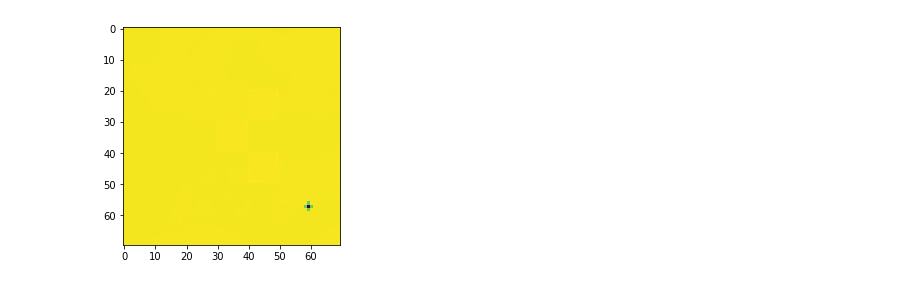
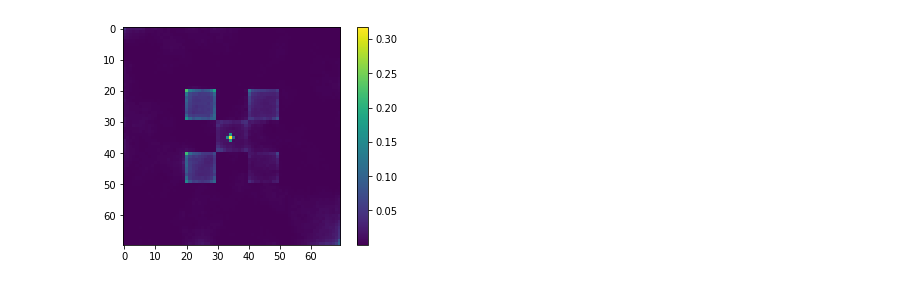
Before and after one commit to MrCrHaM/Passenger, a Jupyter notebook: MatlabFilesVectorField/02-24-18-Cem'sCode.ipynb, the cells around one changed output. Cells and saved outputs as stored; diff of their text form; code cells hidden in the pictures.

```diff
--- a/MatlabFilesVectorField/02-24-18-Cem'sCode.ipynb
+++ b/MatlabFilesVectorField/02-24-18-Cem'sCode.ipynb
@@ -227,24 +231,28 @@ sigma = 5
 e = 2
 graph = fully_connected_e_neighbour_graph(img, sigma, e)
 [L, D] = laplacian(graph)
-max_iter = 50
+max_iter = 30
 inverse = sp.linalg.inv(10 * L + sp.csc_matrix(np.identity(graph.shape[0])))
 np.random.seed(1)
 # proj1 = np.random.normal(0,1,(A.shape[0],1))
-proj1 = norm.ppf(np.random.rand(A.shape[0], 1))
+d = 15
+proj1 = norm.ppf(np.random.rand(A.shape[0], d))
 c = inverse.dot(proj1)
-gamma = 1
-s = 4050
+gamma = .01
+rowN = int((img.shape[0] / 2))
+colN = int((img.shape[1] / 2))
+s = rowN * img.shape[1] + colN
 s = s - 1 # Python index starts from 0!
-k = 3
+k = 20
 c = (sp.linalg.inv(D)).dot(c)
 
 u_s = starOpt_fast(A, c, gamma, s, k, max_iter)
 
 # proj2 = np.random.normal(0, 1, (max_iter, 1))
-np.random.seed(3)
+np.random.seed(3 + max_iter)
 proj2 = norm.ppf(np.random.rand(max_iter, 1))
-v = np.dot(u_s, proj2)
+#v = np.dot(u_s, proj2)
+v = np.diag(np.dot(u_s, np.transpose(u_s)))
 sizeSqrt = int(pow(v.shape[0], .5))
 r = v.reshape((sizeSqrt, sizeSqrt))
 # %% [output]
@@ -289,0 +279,17 @@ Running time of this part is 57.90193295478821 seconds
+# %%
+r = v.reshape((sizeSqrt, sizeSqrt)).copy()
+print(np.max(r))
+r[rowN][colN] = r[rowN][colN] / 2
+print(np.max(r))
+if(rowN != 0):
+    r[rowN - 1][colN] = r[rowN - 1][colN] / 2
+print(np.max(r))
+if(rowN != img.shape[0]):
+    r[rowN + 1][colN] = r[rowN + 1][colN] / 2
+print(np.max(r))
+if(colN != 0):
+    r[rowN][colN - 1] = r[rowN][colN - 1] / 2
+print(np.max(r))
+if(colN != img.shape[1]):
+    r[rowN][colN + 1] = r[rowN][colN + 1] / 2
+print(np.max(r))
@@ -290,5 +321,6 @@ Running time of this part is 57.90193295478821 seconds
 # %%
-plt.imshow(1e0 * r)
+plt.imshow(r)
+plt.colorbar()
 plt.show()
 # %% [output]
-[figure, old version]
+[figure, new version]
```
Also changed, not shown: parts of 6 cells of this notebook, 5 other files.
